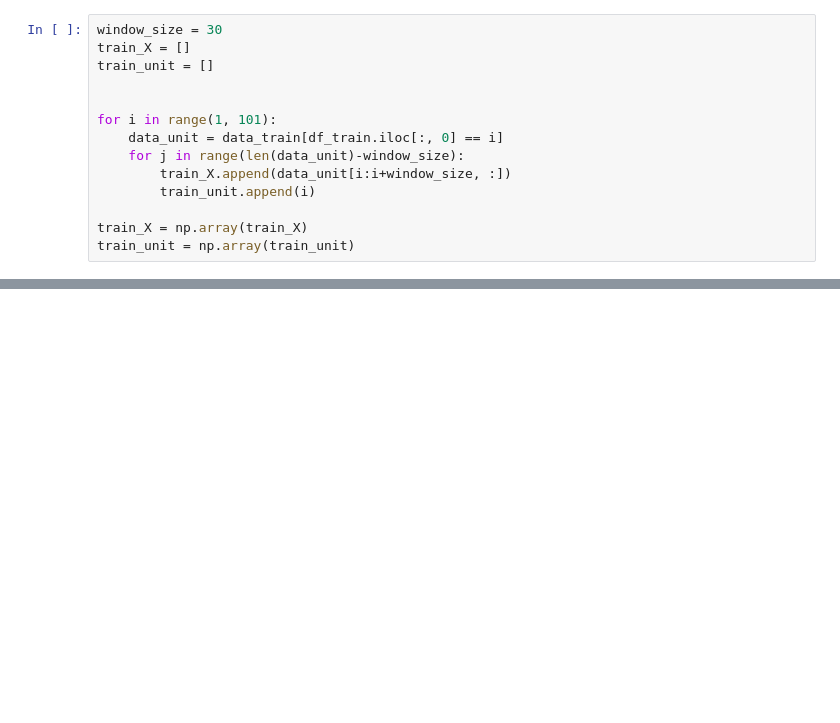
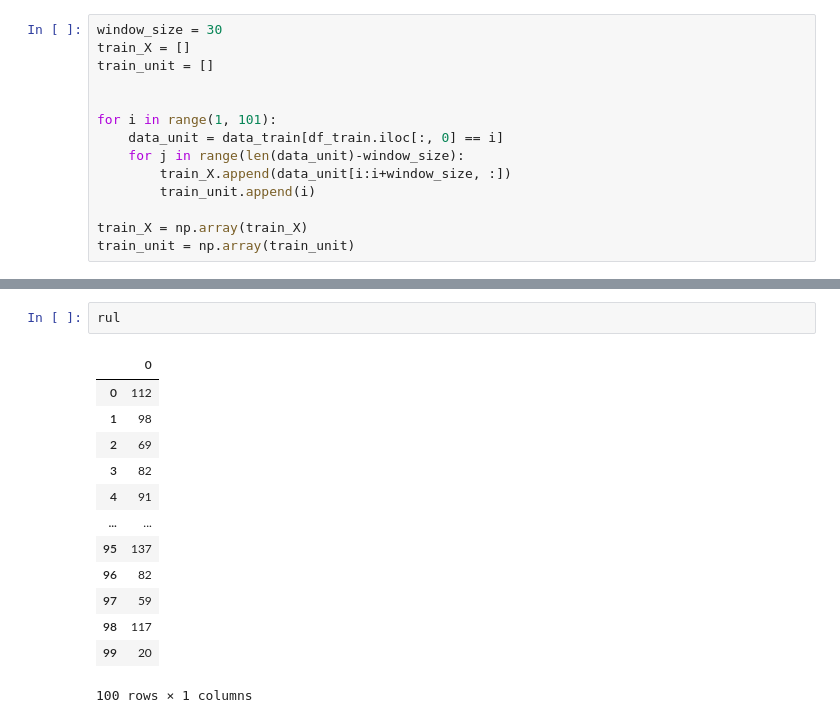
Before and after one commit to RangerCoF/CMPSS_RUL, a Jupyter notebook: main.ipynb, the cells around one changed output, grey strips where cells are left out. Cells and saved outputs as stored; diff of their text form; blank space fills up the shorter version.

```diff
--- a/main.ipynb
+++ b/main.ipynb
@@ -35,0 +77,16 @@ train_unit = np.array(train_unit)
+# %%
+rul
+# %% [output]
+|  | 0 |
+| 0 | 112 |
+| 1 | 98 |
+| 2 | 69 |
+| 3 | 82 |
+| 4 | 91 |
+| ... | ... |
+| 95 | 137 |
+| 96 | 82 |
+| 97 | 59 |
+| 98 | 117 |
+| 99 | 20 |
+100 rows × 1 columns
```
Also changed, not shown: parts of 3 cells of this notebook.
